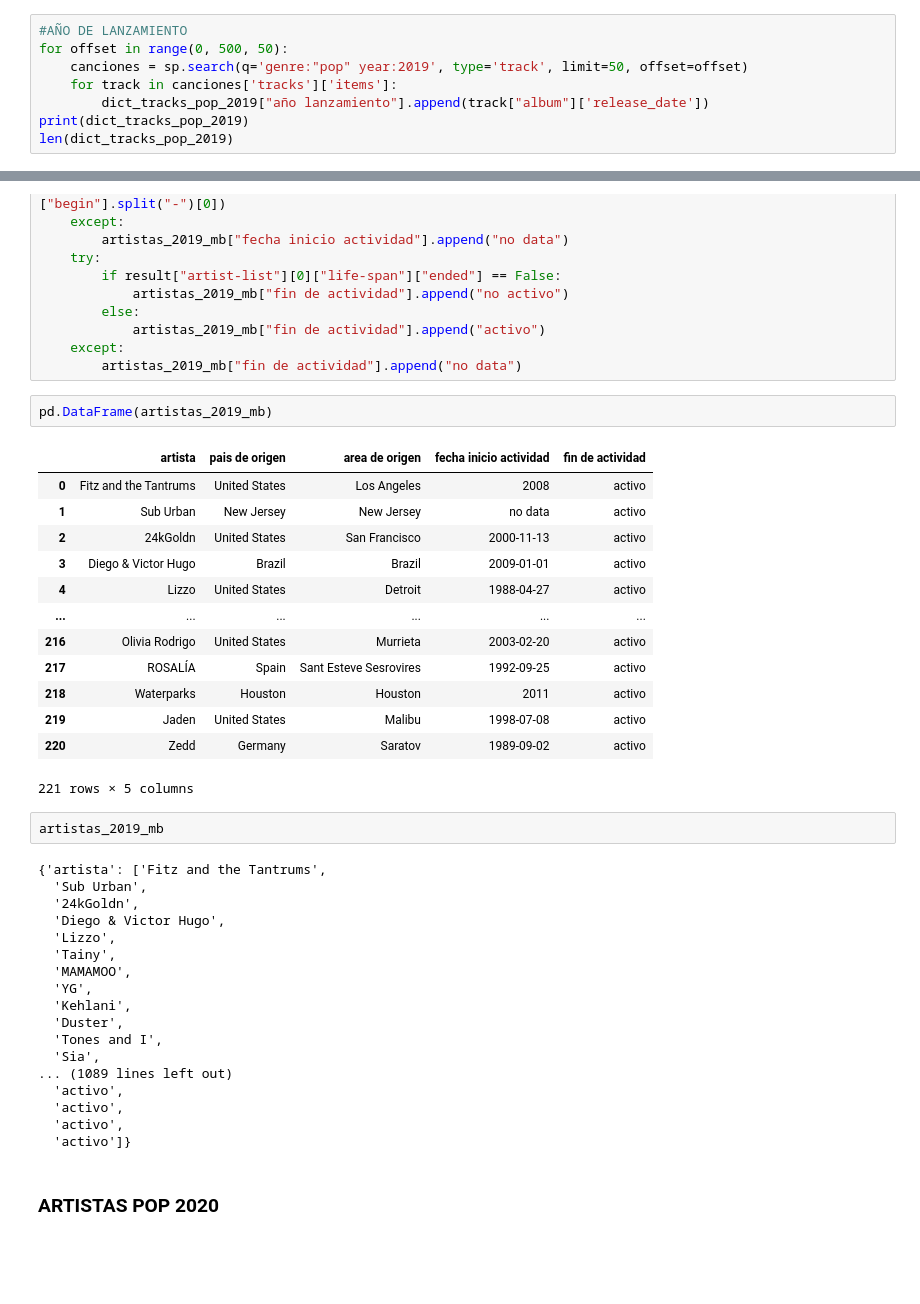
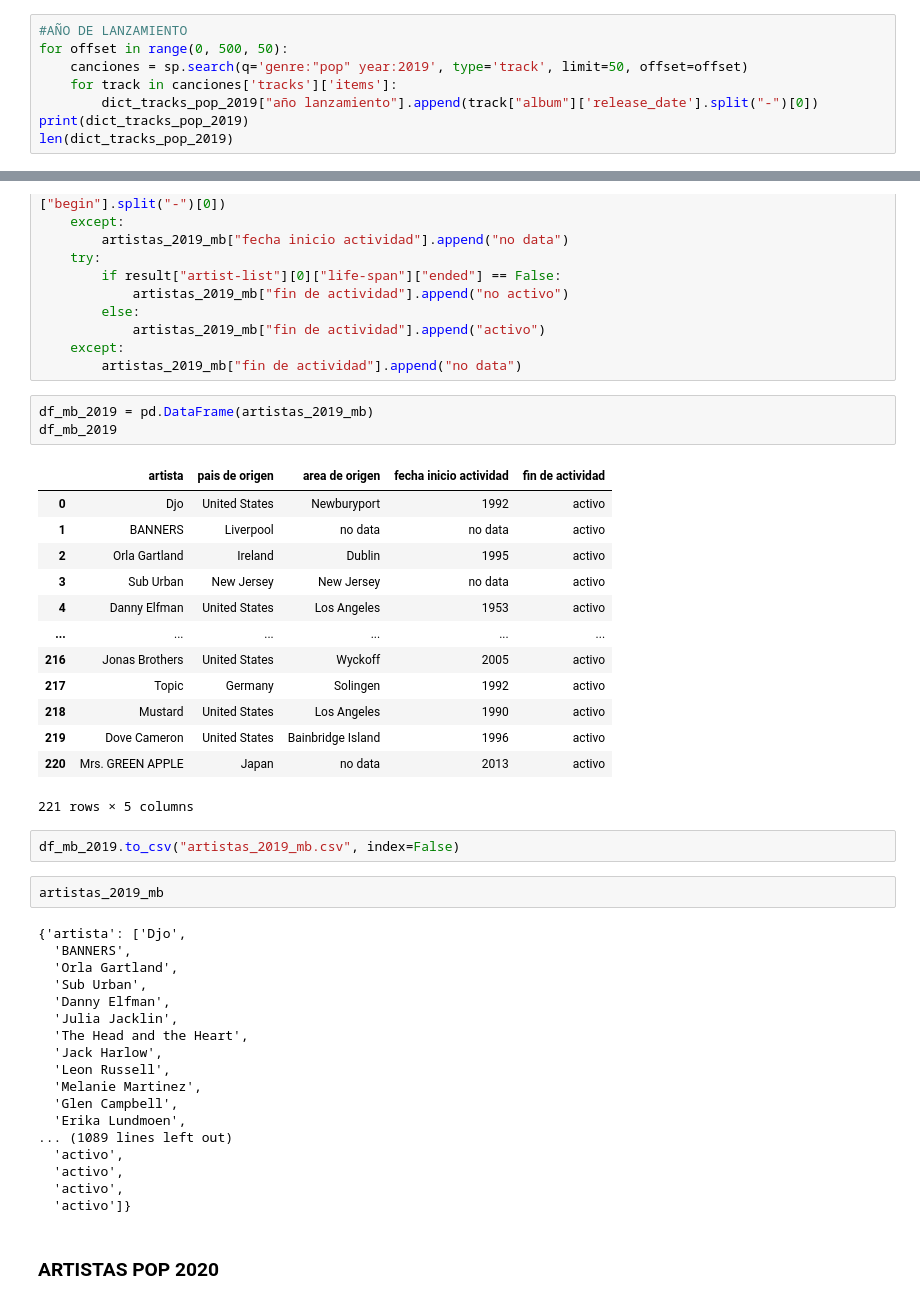
Before and after one commit to psainzpc/proyecto-da-promo-k-modulo-2-team-1, a Jupyter notebook: genero_pop.ipynb, the cells around one changed output, grey strips where cells are left out. Cells and saved outputs as stored; diff of their text form; blank space fills up the shorter version.

```diff
--- a/genero_pop.ipynb
+++ b/genero_pop.ipynb
@@ -67,7 +67,7 @@ len(dict_tracks_pop_2019)
 for offset in range(0, 500, 50):
     canciones = sp.search(q='genre:"pop" year:2019', type='track', limit=50, offset=offset)
     for track in canciones['tracks']['items']:
-        dict_tracks_pop_2019["año lanzamiento"].append(track["album"]['release_date'])
+        dict_tracks_pop_2019["año lanzamiento"].append(track["album"]['release_date'].split("-")[0])
 print(dict_tracks_pop_2019)
 len(dict_tracks_pop_2019)
 # %% [output]
@@ -224,36 +228,39 @@ for a in lista_artistas_2019:
     except:
         artistas_2019_mb["fin de actividad"].append("no data")
 # %%
-pd.DataFrame(artistas_2019_mb)
+df_mb_2019 = pd.DataFrame(artistas_2019_mb)
+df_mb_2019
 # %% [output]
 |  | artista | pais de origen | area de origen | fecha inicio actividad | fin de actividad |
-| 0 | Fitz and the Tantrums | United States | Los Angeles | 2008 | activo |
-| 1 | Sub Urban | New Jersey | New Jersey | no data | activo |
-| 2 | 24kGoldn | United States | San Francisco | 2000-11-13 | activo |
-| 3 | Diego & Victor Hugo | Brazil | Brazil | 2009-01-01 | activo |
-| 4 | Lizzo | United States | Detroit | 1988-04-27 | activo |
+| 0 | Djo | United States | Newburyport | 1992 | activo |
+| 1 | BANNERS | Liverpool | no data | no data | activo |
+| 2 | Orla Gartland | Ireland | Dublin | 1995 | activo |
+| 3 | Sub Urban | New Jersey | New Jersey | no data | activo |
+| 4 | Danny Elfman | United States | Los Angeles | 1953 | activo |
 | ... | ... | ... | ... | ... | ... |
-| 216 | Olivia Rodrigo | United States | Murrieta | 2003-02-20 | activo |
-| 217 | ROSALÍA | Spain | Sant Esteve Sesrovires | 1992-09-25 | activo |
-| 218 | Waterparks | Houston | Houston | 2011 | activo |
-| 219 | Jaden | United States | Malibu | 1998-07-08 | activo |
-| 220 | Zedd | Germany | Saratov | 1989-09-02 | activo |
+| 216 | Jonas Brothers | United States | Wyckoff | 2005 | activo |
+| 217 | Topic | Germany | Solingen | 1992 | activo |
+| 218 | Mustard | United States | Los Angeles | 1990 | activo |
+| 219 | Dove Cameron | United States | Bainbridge Island | 1996 | activo |
+| 220 | Mrs. GREEN APPLE | Japan | no data | 2013 | activo |
 221 rows × 5 columns
+# %%
+df_mb_2019.to_csv("artistas_2019_mb.csv", index=False)
 # %%
 artistas_2019_mb
 # %% [output]
-{'artista': ['Fitz and the Tantrums',
+{'artista': ['Djo',
+  'BANNERS',
+  'Orla Gartland',
   'Sub Urban',
-  '24kGoldn',
-  'Diego & Victor Hugo',
-  'Lizzo',
-  'Tainy',
-  'MAMAMOO',
-  'YG',
-  'Kehlani',
-  'Duster',
-  'Tones and I',
-  'Sia',
+  'Danny Elfman',
+  'Julia Jacklin',
+  'The Head and the Heart',
+  'Jack Harlow',
+  'Leon Russell',
+  'Melanie Martinez',
+  'Glen Campbell',
+  'Erika Lundmoen',
 ... (1089 lines left out)
   'activo',
   'activo',
```
Also changed, not shown: parts of 25 cells of this notebook, 1 other file.
